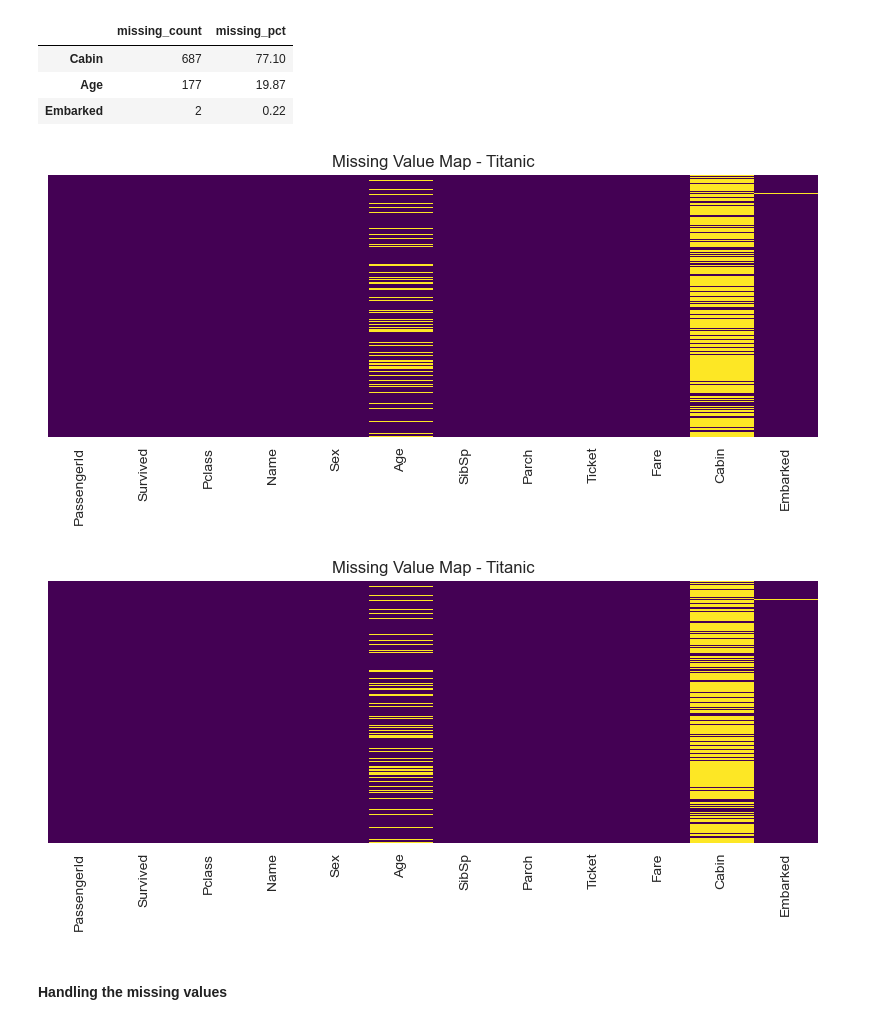
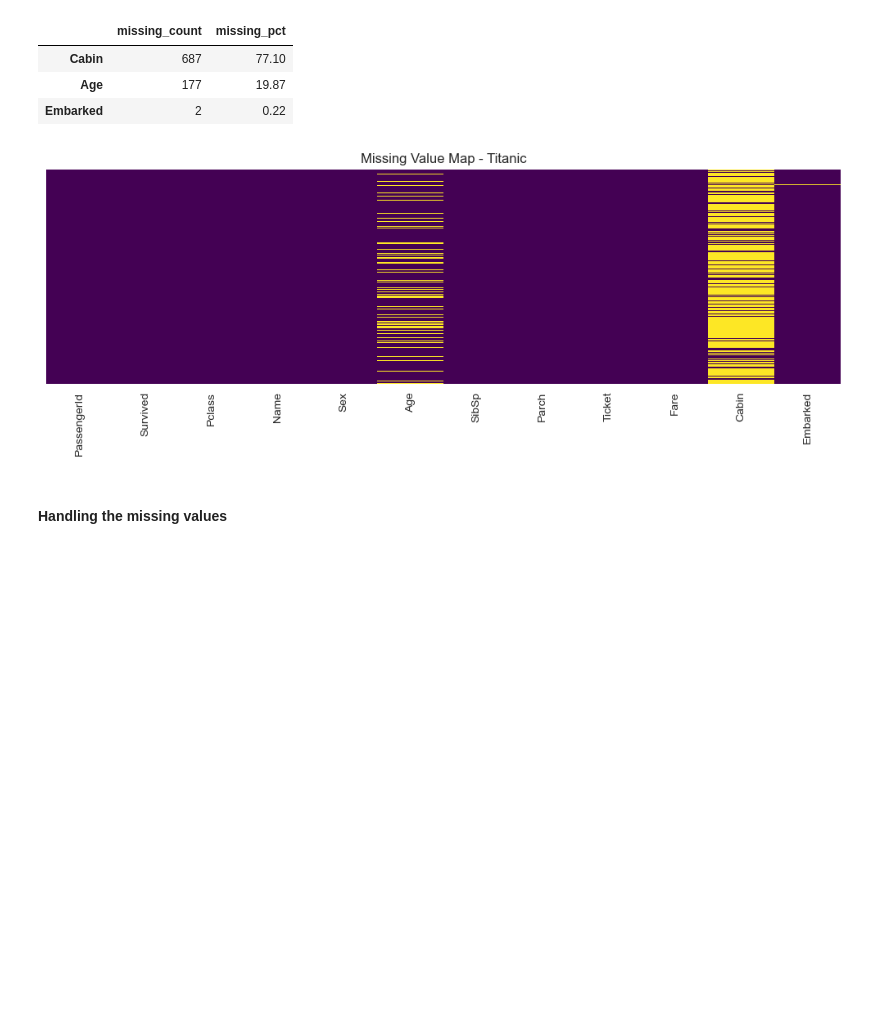
Before and after one commit to Edel-Nasimiyu/Analystlab, a Jupyter notebook: ANALYSTLAB.ipynb, the cells around one changed output. Cells and saved outputs as stored; diff of their text form; code cells hidden in the pictures; blank space fills up the shorter version.

```diff
--- a/ANALYSTLAB.ipynb
+++ b/ANALYSTLAB.ipynb
@@ -132,14 +132,13 @@ pd.DataFrame({'missing_count': missing, 'missing_pct': missing_pct}).query('miss
 | Age | 177 | 19.87 |
 | Embarked | 2 | 0.22 |
 # %%
-plt.figure(figsize=(8,4))
+plt.figure(figsize=(10,4))
 sns.heatmap(titanic.isnull(), cbar=False, cmap='viridis', yticklabels=False)
 plt.title('Missing Value Map - Titanic')
 plt.tight_layout()
 plt.show()
 # %% [output]
-[figure, old version]
+[figure, new version]
-[figure, removed]
 # %% [markdown]
 #### Handling the missing values
 # %%
```
Also changed, not shown: parts of 55 cells of this notebook.
